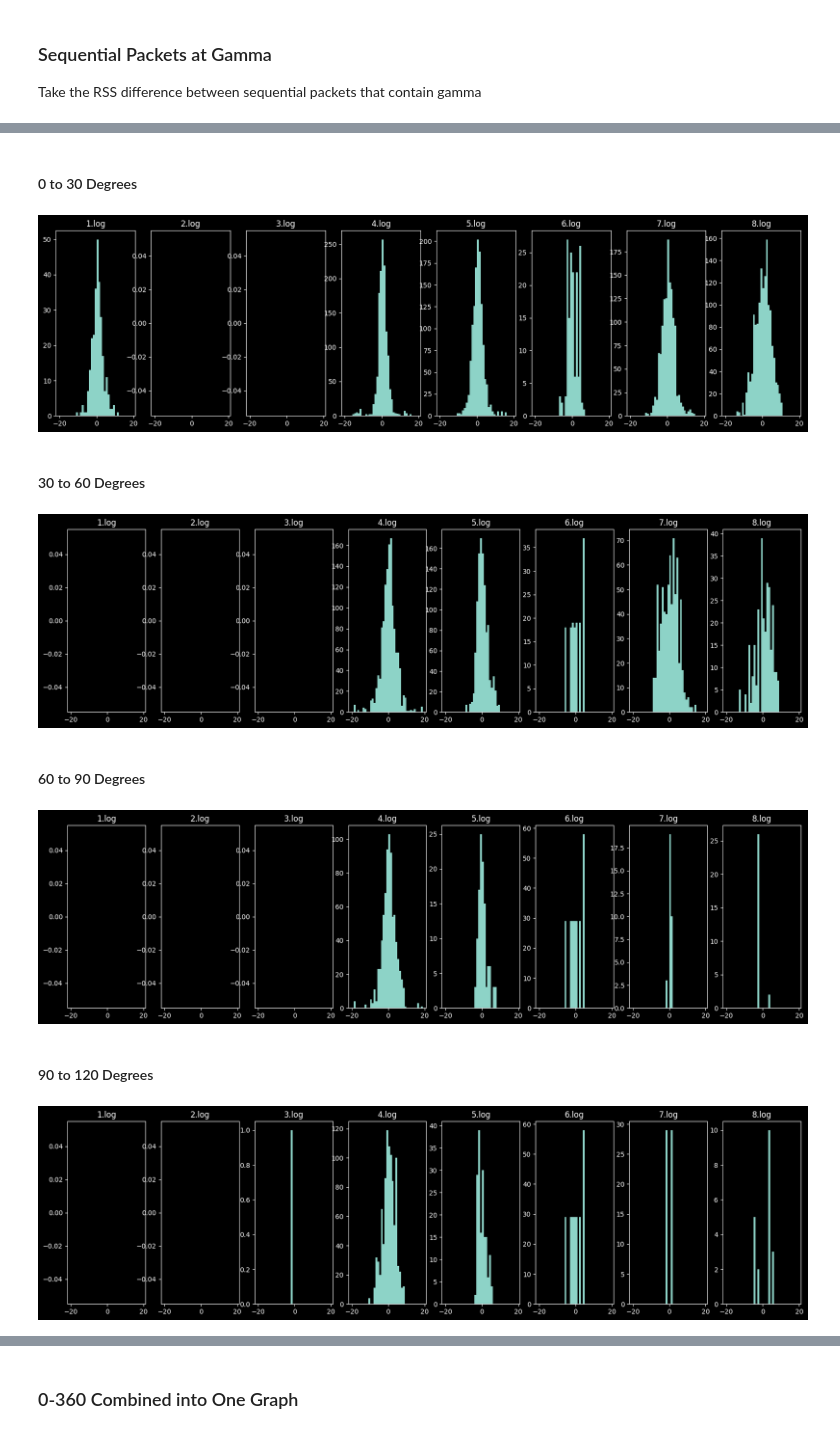
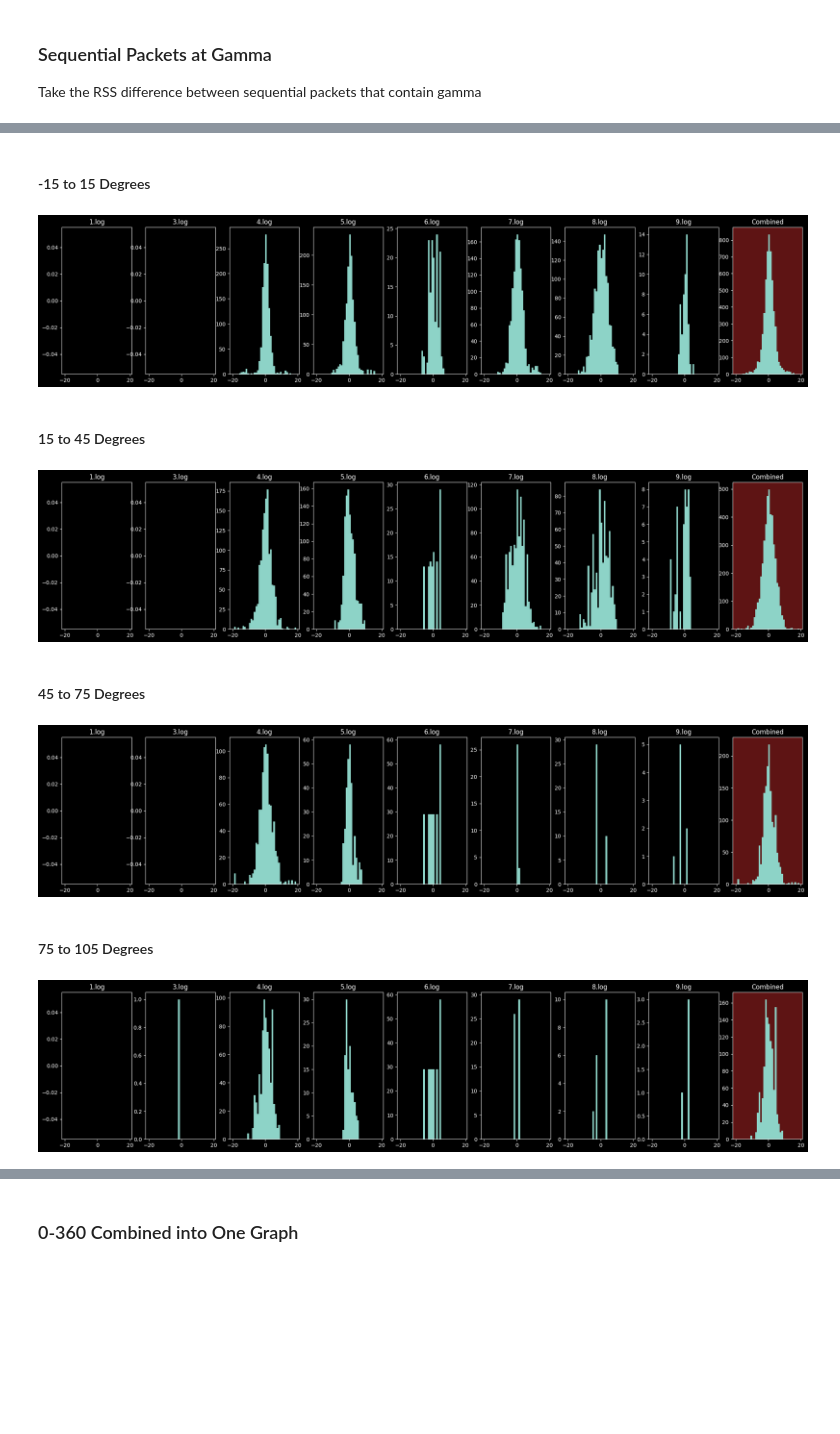
Before and after one commit to SheffieldMLtracking/BLEanalysis, a Jupyter notebook: jupyter/Finley/RSS Differences.ipynb, the cells around one changed output, grey strips where cells are left out. Cells and saved outputs as stored; diff of their text form; code cells hidden in the pictures; blank space fills up the shorter version.

Commit message:
Analyse RSS in 30 degree blocks for range trials

```diff
--- a/jupyter/Finley/RSS Differences.ipynb
+++ b/jupyter/Finley/RSS Differences.ipynb
@@ -83,8 +74,16 @@ Like with the above cell, a histogram of all the RSS differences between sequent
 # %%
 # parse all range trials into a dictionary
 range_logs :dict[str, BleLog] = {}
+range_trial_folder = "/home/finley/Git/BLEanalysis/bluetooth_experiments/March 26 2025 Field Trial/Range Trials/"
 
-for file_num in range(1, 9):
-    range_logs[f"{file_num}.log"] = BleLog("/home/finley/Git/BLEanalysis/bluetooth_experiments/March 26 2025 Field Trial/Range Trials/" + str(file_num) + ".log", tx_c, None)
+range_logs["1.log"] = BleLogStatic(range_trial_folder + "1.log", tx_c, -1.449861, 53.368415, 128.1)
+# range_logs["2.log"] = BleLogStatic(range_trial_folder + "2.log", tx_c, -1.449851, 53.368798, 124.3) # seems to be mostly blank
+range_logs["3.log"] = BleLogStatic(range_trial_folder + "3.log", tx_c, -1.449712, 53.369261, 111.0)
+range_logs["4.log"] = BleLogStatic(range_trial_folder + "4.log", tx_c, -1.449732, 53.369659, 123.5)
+range_logs["5.log"] = BleLogStatic(range_trial_folder + "5.log", tx_c, -1.449705, 53.369932, 112.0)
+range_logs["6.log"] = BleLogStatic(range_trial_folder + "6.log", tx_c, -1.449617, 53.370239, 111.2)
+range_logs["7.log"] = BleLogStatic(range_trial_folder + "7.log", tx_c, -1.449647, 53.370649, 106.6)
+range_logs["8.log"] = BleLogStatic(range_trial_folder + "8.log", tx_c, -1.449575, 53.371191, 104.9)
+range_logs["9.log"] = BleLogStatic(range_trial_folder + "9.log", tx_c, -1.449595, 53.371545, 107.7)
 # %% [output]
 BleLog | tx: c, no.packets: 8314, time: 86.369s
@@ -106,28 +113,38 @@ Examine the RSS in 30 degree blocks using histograms
 # %%
 from IPython.display import display, Markdown
 
-for start_angle in range (0, 360, 30):
-    display(Markdown(f"#### {start_angle} to {start_angle + 30} Degrees"))
-    plt.figure(figsize=(20, 5))
+for start_angle in range (-15, 360 - 15, 30):
+    display(Markdown(f"#### {start_angle} to {(start_angle + 30) % 360} Degrees"))
+    plt.figure(figsize=(25, 5))
     graph_num = 1
+    combined_diffs = []
 
     for name, ble_log in range_logs.items():
         diffs = []
 
         for angle in range(start_angle, start_angle + 29):
             diffs.extend(rss_diff_at_gamma(ble_log, angle))
 
-        plt.subplot(1, 8, graph_num)
+        combined_diffs.extend(diffs)
+
+        plt.subplot(1, 9, graph_num)
         plt.hist(diffs, bins=np.arange(-20, 20))
         plt.title(name)
         graph_num += 1
+
+    # draw combined graph
+    plt.subplot(1, 9, graph_num)
+    plt.hist(combined_diffs, bins=np.arange(-20, 20))
+    plt.title("Combined")
+    ax = plt.gca()
+    ax.set_facecolor("#5E1414")
     plt.show()
 # %% [output]
-#### 0 to 30 Degrees
+#### -15 to 15 Degrees
-[figure, old version]
+[figure, new version]
-#### 30 to 60 Degrees
+#### 15 to 45 Degrees
-[figure, old version]
+[figure, new version]
-#### 60 to 90 Degrees
+#### 45 to 75 Degrees
-[figure, old version]
+[figure, new version]
-#### 90 to 120 Degrees
+#### 75 to 105 Degrees
-[figure, old version]
+[figure, new version]
```
Also changed, not shown: parts of 8 cells of this notebook.
